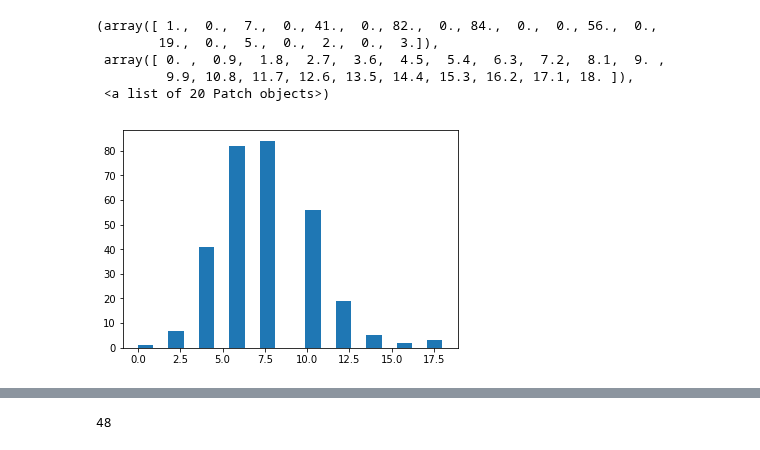
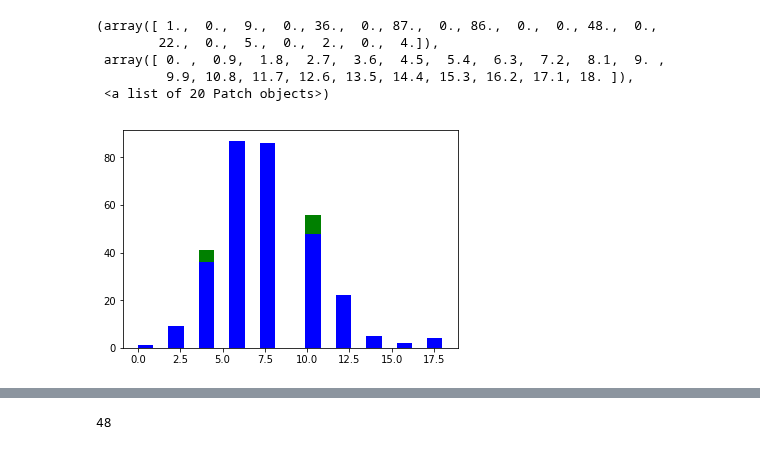
Before and after one commit to msarrias/protein-multial-noise-reduction, a Jupyter notebook: results/results.ipynb, the cells around one changed output, grey strips where cells are left out. Saved outputs shown, nothing was run; the diff lists cells and outputs as text; code cells hidden in the pictures.

```diff
--- a/results/results.ipynb
+++ b/results/results.ipynb
@@ -53,2 +52,9 @@ reduced_noise_distance_list = [value[1] for value in test_data_dict.values()]
+# %%
+asymmetric_0_5_dict = results['asymmetric_0.5']
+asymmetric_1_0_dict = results['asymmetric_1.0']
+asymmetric_2_0_dict = results['asymmetric_2.0']
+symmetric_0_5_dict = results['symmetric_0.5']
+symmetric_1_0_dict = results['symmetric_1.0']
+symmetric_2_0_dict = results['symmetric_2.0']
 # %%
 from matplotlib import pyplot as plt
@@ -64,9 +61,12 @@ plt.hist(original_distance_list, bins=20)
-# %%
-plt.hist(reduced_noise_distance_list, bins=20)
-# %% [output]
-(array([ 1.,  0.,  7.,  0., 41.,  0., 82.,  0., 84.,  0.,  0., 56.,  0.,
-        19.,  0.,  5.,  0.,  2.,  0.,  3.]),
- array([ 0. ,  0.9,  1.8,  2.7,  3.6,  4.5,  5.4,  6.3,  7.2,  8.1,  9. ,
-         9.9, 10.8, 11.7, 12.6, 13.5, 14.4, 15.3, 16.2, 17.1, 18. ]),
- <a list of 20 Patch objects>)
-[figure, removed]
+# %%
+#redduced
+plt.hist([value[1] for value in asymmetric_0_5_dict.values()], bins=20, color='green')
+## original distance:
+plt.hist([value[0] for value in asymmetric_0_5_dict.values()], bins=20, color= 'blue')
+# %% [output]
+(array([ 1.,  0.,  9.,  0., 36.,  0., 87.,  0., 86.,  0.,  0., 48.,  0.,
+        22.,  0.,  5.,  0.,  2.,  0.,  4.]),
+ array([ 0. ,  0.9,  1.8,  2.7,  3.6,  4.5,  5.4,  6.3,  7.2,  8.1,  9. ,
+         9.9, 10.8, 11.7, 12.6, 13.5, 14.4, 15.3, 16.2, 17.1, 18. ]),
+ <a list of 20 Patch objects>)
+[figure, added]
```
Also changed, not shown: parts of 19 cells of this notebook, 11 other files.
